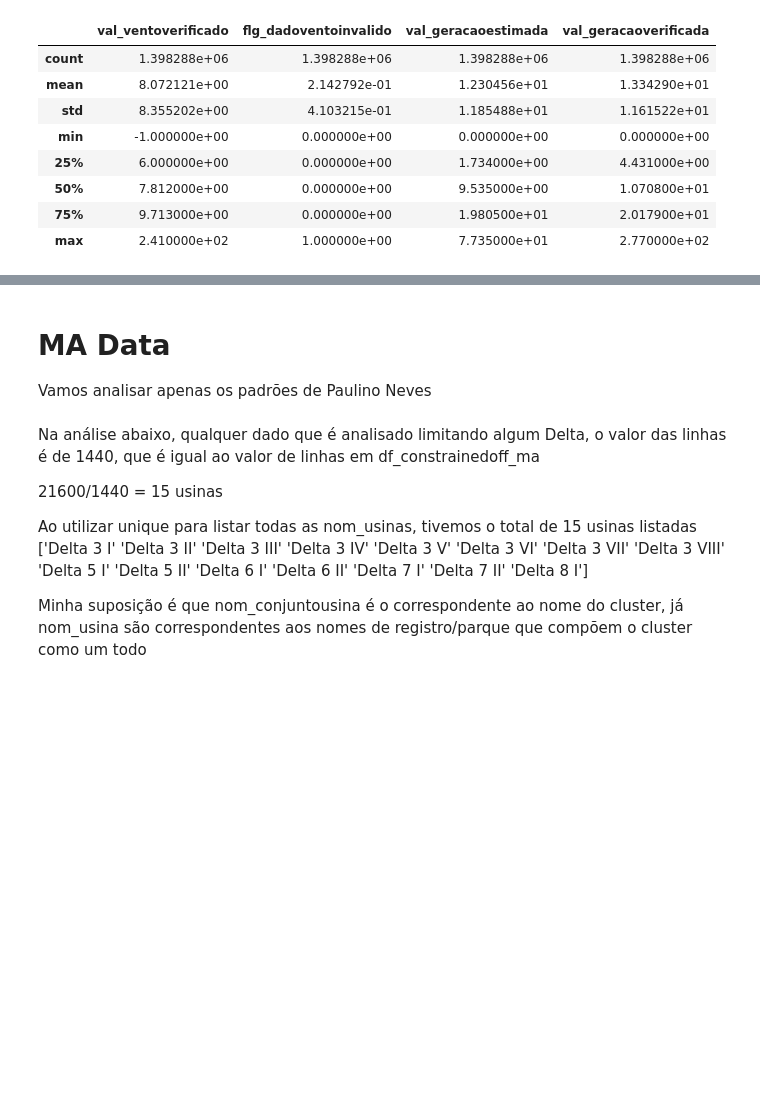
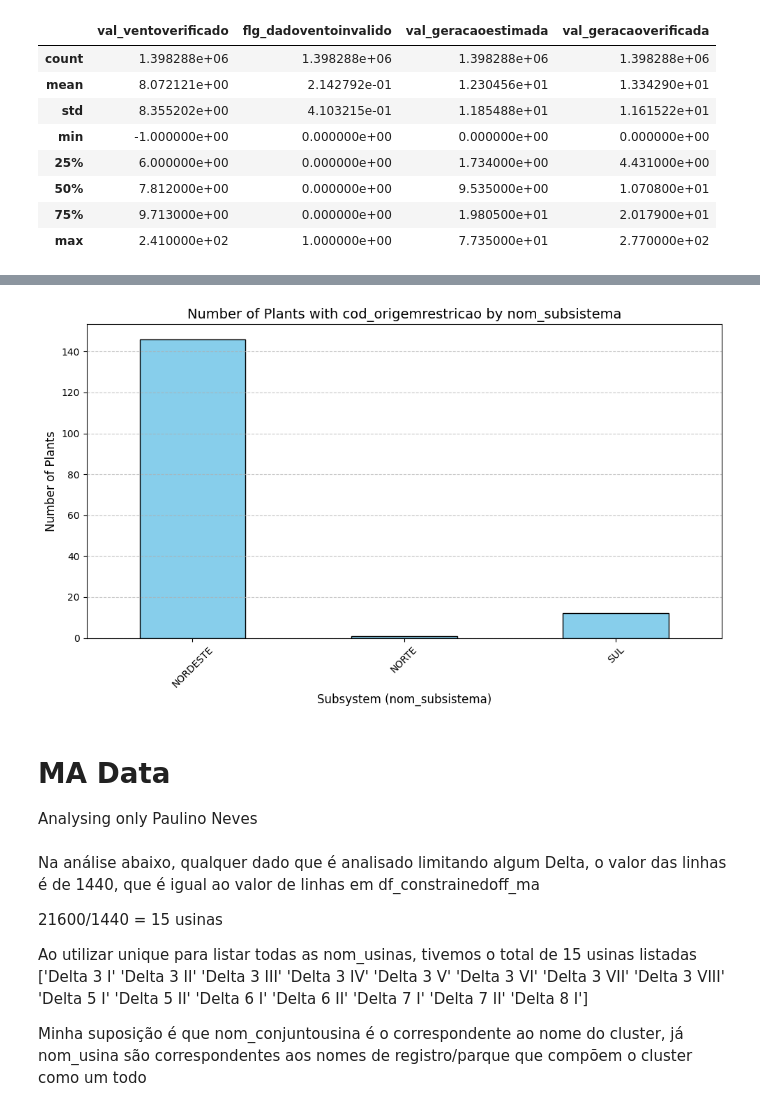
Before and after one commit to LaraLinhares/const-off-analysis, a Jupyter notebook: notebooks/general-analysis.ipynb, the cells around one changed output, grey strips where cells are left out. Cells and saved outputs as stored; diff of their text form; code cells hidden in the pictures; blank space fills up the shorter version.

Commit message:
Updates in general-analysis

```diff
--- a/notebooks/general-analysis.ipynb
+++ b/notebooks/general-analysis.ipynb
@@ -121,6 +214,27 @@ memory usage: 128.0+ MB
+# %%
+import matplotlib.pyplot as plt
+
+# Filter data where cod_origemrestricao is not null
+data_with_restriction = df_constrainedoff[df_constrainedoff['cod_origemrestricao'].notnull()]
+
+# Group by nom_subsistema and count unique nom_usina
+grouped_data = data_with_restriction.groupby('nom_subsistema')['nom_usina'].nunique()
+
+# Create a bar chart
+plt.figure(figsize=(10, 6))
+grouped_data.plot(kind='bar', color='skyblue', edgecolor='black')
+plt.title('Number of Plants with cod_origemrestricao by nom_subsistema', fontsize=14)
+plt.xlabel('Subsystem (nom_subsistema)', fontsize=12)
+plt.ylabel('Number of Plants', fontsize=12)
+plt.xticks(rotation=45)
+plt.grid(axis='y', linestyle='--', alpha=0.7)
+plt.tight_layout()
+plt.show()
+# %% [output]
+[figure, added]
 # %% [markdown]
 # MA Data
-Vamos analisar apenas os padrões de Paulino Neves
+Analysing only Paulino Neves
 # %%
 df_constrainedoff_ma = df_constrainedoff[df_constrainedoff['id_estado'] == 'MA']
 df_constrainedoff_by_plant_ma = df_constrainedoff_by_plant[df_constrainedoff_by_plant['id_estado'] == 'MA']
```
Also changed, not shown: parts of 11 cells of this notebook, 3 other files.
